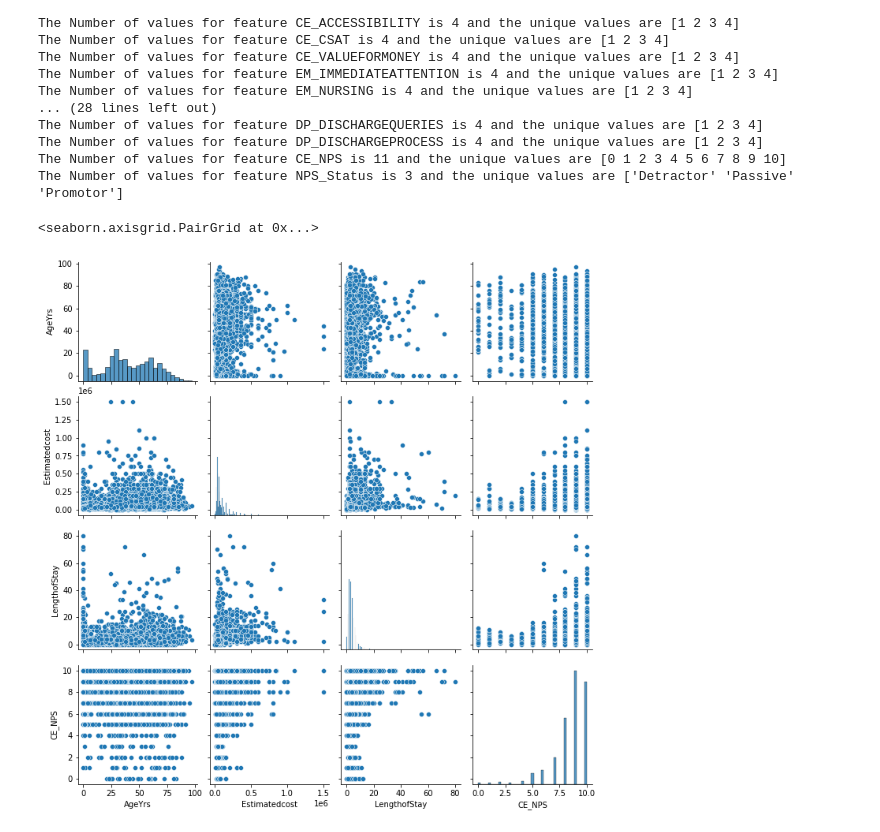
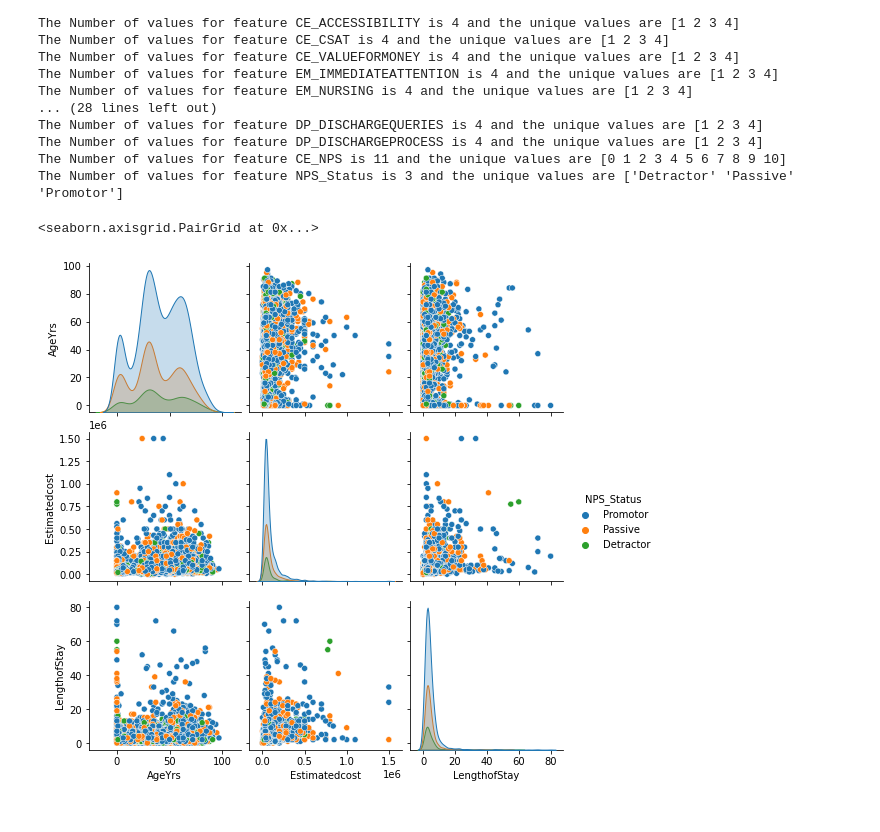
Before and after one commit to manthra16695/Code-360, a Jupyter notebook: Manipal_Hospitals.ipynb, the cells around one changed output. Saved outputs shown, nothing was run; the diff lists cells and outputs as text; code cells hidden in the pictures.

```diff
--- a/Manipal_Hospitals.ipynb
+++ b/Manipal_Hospitals.ipynb
@@ -86,10 +86,10 @@ The Number of values for feature NPS_Status is 3 and the unique values are ['Det
 # %%
 ##Exploratory Data Analysis
 import matplotlib.pyplot as plt
 import seaborn as sns
 
-numericaldata=data[['AgeYrs','Estimatedcost','LengthofStay','CE_NPS','']]
-sns.pairplot(numericaldata,hue=)
+numericaldata=data[['AgeYrs','Estimatedcost','LengthofStay','NPS_Status']]
+sns.pairplot(numericaldata,hue='NPS_Status')
 # %% [output]
 <seaborn.axisgrid.PairGrid at 0x...>
-[figure, old version]
+[figure, new version]
```
